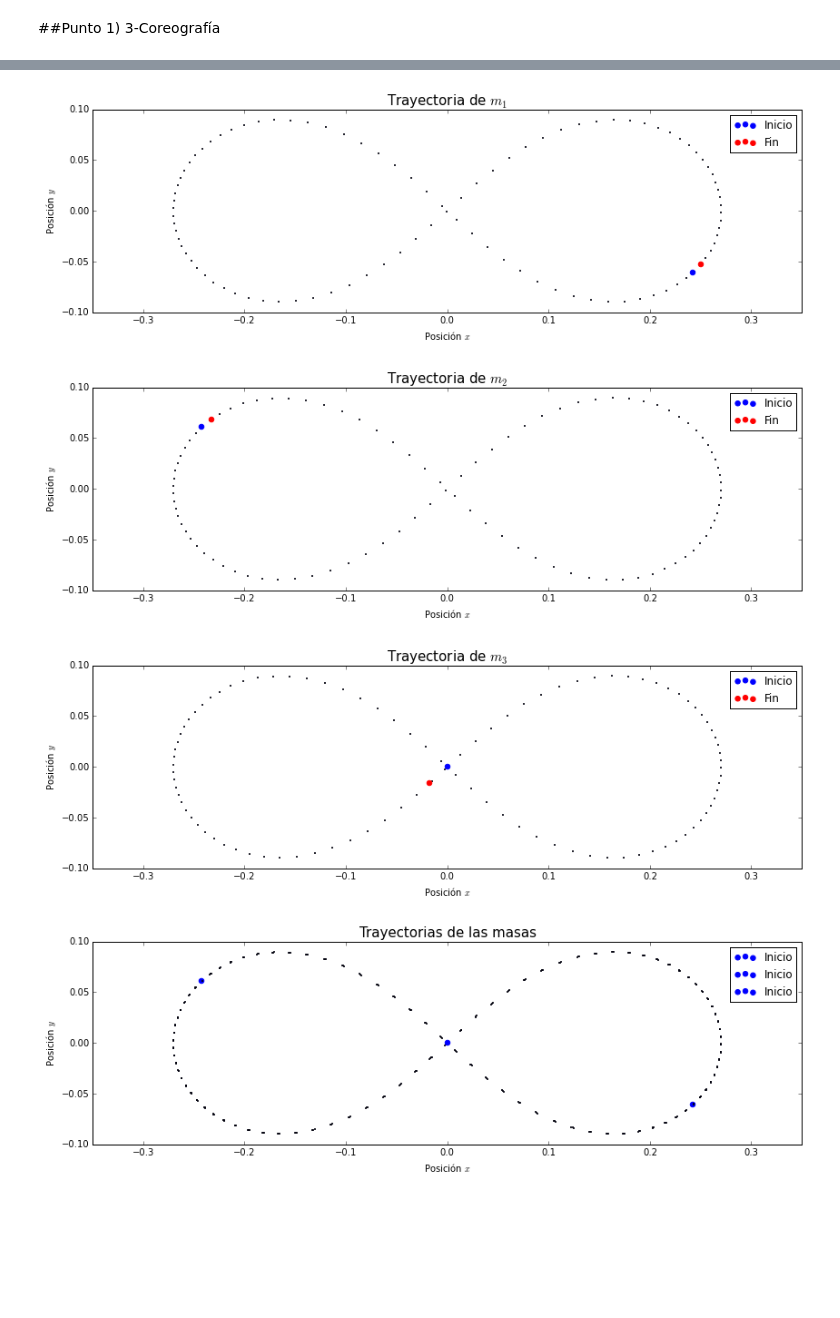
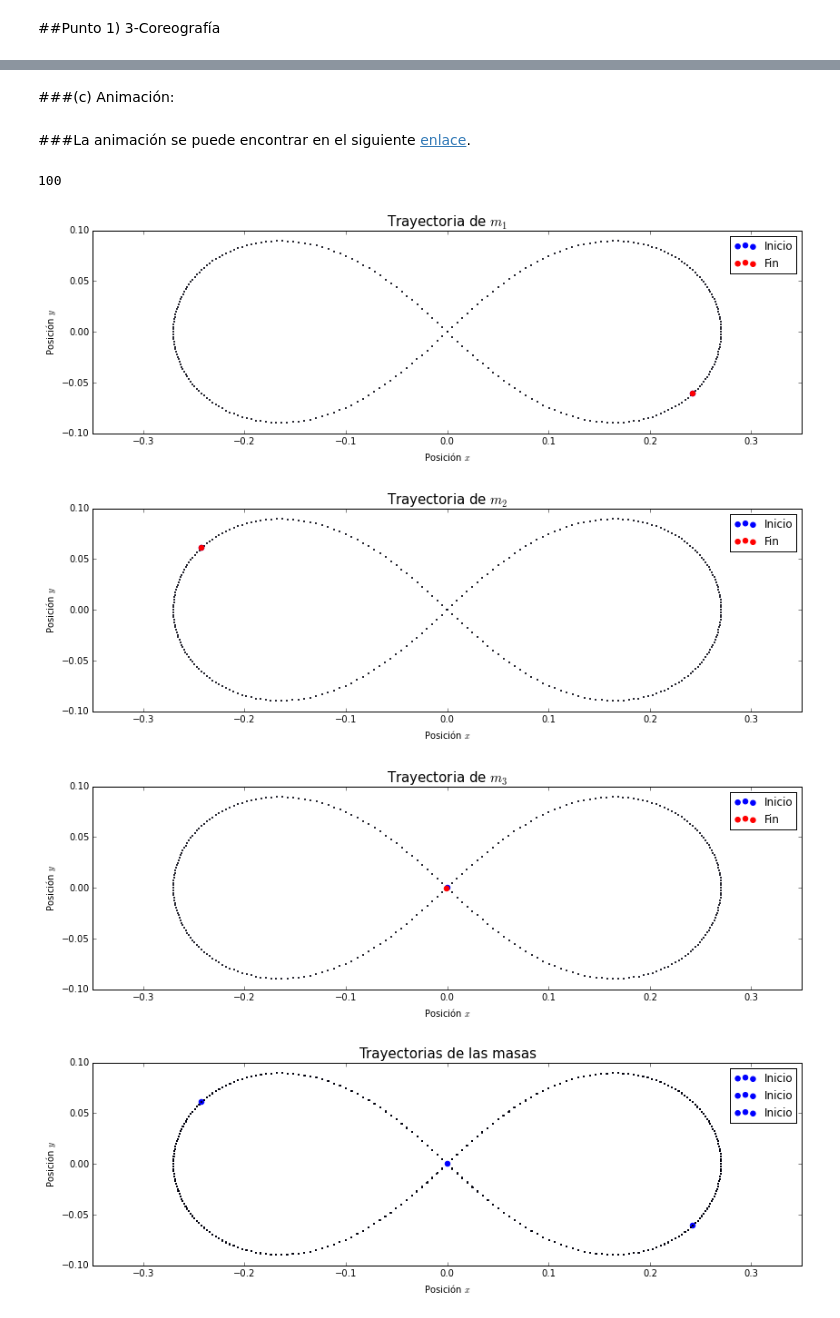
Before and after one commit to ArturoVelasquez/MC-1, a Jupyter notebook: Tareas/HW5/HW5.ipynb, the cells around one changed output, grey strips where cells are left out. Saved outputs shown, nothing was run; the diff lists cells and outputs as text; code cells hidden in the pictures; blank space fills up the shorter version.

```diff
--- a/Tareas/HW5/HW5.ipynb
+++ b/Tareas/HW5/HW5.ipynb
@@ -48,33 +48,15 @@ def runge_kutta_orden4(dt,Y):
-# %%
-#Debo re-implementar Runge-Kutta para poder ponerlo como lo quiere el profesorrr
-chosenstep=one_Kutta4_step
-numIter=100
-Y=np.array([1.,0.,0.,1.])
-tmax=2*np.pi
-t=0.
-Deltat=tmax/numIter
-history=np.array([[t,Y[0],Y[1],Y[2],Y[3]]])
-def one_Kutta4_step():
-    global t
-    global Deltat
-    global Y
-    K1 = f(Y)
-    K2 = f(Y + Deltat*(1./2.*K1))
-    K3 = f(Y + Deltat*(1./2.*K2))
-    K4 = f(Y + Deltat*K3)
-    Y+= Deltat * (1/6.*K1 + 1/3. * K2 + 1/3.*K3 + 1/6.*K4)
-    t+= Deltat
 # %%
 #Definimos una función que llama varias veces el método de Runge-Kutta para efectuar la simulación.
-def simulacion(numIter=100,periodo=1,Y=-1,**kwargs):
+def simulacion(numIter=100,tmax=1,Y=-1,**kwargs):
     if ((len(Y)%2) != 0):
         #Arroja error si no se pasa un Y, o el que se pasa no tiene el formato adecuado
         raise TypeError("Introduzca un Y válido")
-    dt = periodo*0.01 #Se cuadra la escala de tiempo para que 1 periodo se ajuste al dt del método.
+    dt = tmax/numIter #Se cuadra la escala de tiempo para que 1 periodo se ajuste al dt del método.
     history=np.array([Y]) #Este array contendrá la información luego de cada iteración con el fin de poder graficar.
     for iters in range(numIter):#Se ejecuta el método Runge-Kutta durante la cantidad de iteraciones propuestas
         runge_kutta_orden4(dt,Y)
         history=np.append(history,[Y],axis=0)
+    restartY()#Retorna el valor de Y al inicial
     return (history)
 # %%
 #Definimos una función que grafica basados en los datos arrojados por la simulación
@@ -83,14 +65,11 @@ def simulacion(numIter=100,periodo=1,Y=-1,**kwargs):
 def graficador(history,masa=0,**args):
     if (masa == 0):
         plt.figure(figsize=(14,4))
-        plt.title("Kutta Orden 4")
         plt.axis('equal')
-        #plt.xlim(-0.4,0.4)
-        #plt.ylim(-0.1,0.1)
         for i in range(0,len(Y),2):
             plt.scatter(history[:,i][:,0],history[:,i][:,1],s=1)
             plt.scatter(history[:,i][:,0][0],history[:,i][:,1][0],s=30,label="Inicio",color='blue')
-            #plt.scatter(history[:,i][:,0][int(len(history)-1)],history[:,i][:,1][int(len(history)-1)],s=30,label="Fin",color='red')
+            #plt.scatter(history[:,i][:,0][-1],history[:,i][:,1][-1],s=30,label="Fin",color='red')
         plt.legend(loc=0)
         plt.xlabel('Posición $x$')
         plt.ylabel('Posición $y$')
@@ -98,13 +77,10 @@ def graficador(history,masa=0,**args):
         plt.show()
     else:
         plt.figure(figsize=(14,4))
-        plt.title("Kutta Orden 4")
         plt.axis('equal')
-        #plt.xlim(-0.4,0.4)
-        #plt.ylim(-0.1,0.1)
         plt.scatter(history[:,int((masa-1)*2)][:,0],history[:,int((masa-1)*2)][:,1],s=1)
         plt.scatter(history[:,int((masa-1)*2)][:,0][0],history[:,int((masa-1)*2)][:,1][0],s=30,label="Inicio",color='blue')
-        plt.scatter(history[:,int((masa-1)*2)][:,0][int(len(history)-1)],history[:,int((masa-1)*2)][:,1][int(len(history)-1)],s=30,label="Fin",color='red')
+        plt.scatter(history[:,int((masa-1)*2)][:,0][-1],history[:,int((masa-1)*2)][:,1][-1],s=30,label="Fin",color='red')
         plt.legend(loc=0)
         plt.xlabel('Posición $x$')
         plt.ylabel('Posición $y$')
@@ -132 +173,3 @@ Y = np.array([r1,v1,r2,v2,r3,v3])
+# %% [markdown]
+###(c) Animación:
 # %%
@@ -134,17 +178,24 @@ history=simulacion(numIter=100,Y=Y,periodo=0.8)
+# %% [markdown]
+###La animación se puede encontrar en el siguiente [enlace]().
+# %%
+len(rangoBusqueda)
+# %% [output]
+100
 # %%
+hist=simulacion(numIter=300,Y=Y,tmax=0.79090909090909089)
 lalala = 1
-graficador(history,lalala)
+graficador(hist,lalala)
 
 lalala = 2
-graficador(history,lalala)
+graficador(hist,lalala)
 
 lalala = 3
-graficador(history,lalala)
+graficador(hist,lalala)
 
 lalala = 0
-graficador(history,lalala)
+graficador(hist,lalala)
 # %% [output]
-[figure, old version]
+[figure, new version]
-[figure, old version]
+[figure, new version]
-[figure, old version]
+[figure, new version]
-[figure, old version]
+[figure, new version]
```
Also changed, not shown: parts of 30 cells of this notebook, 1 other file.
